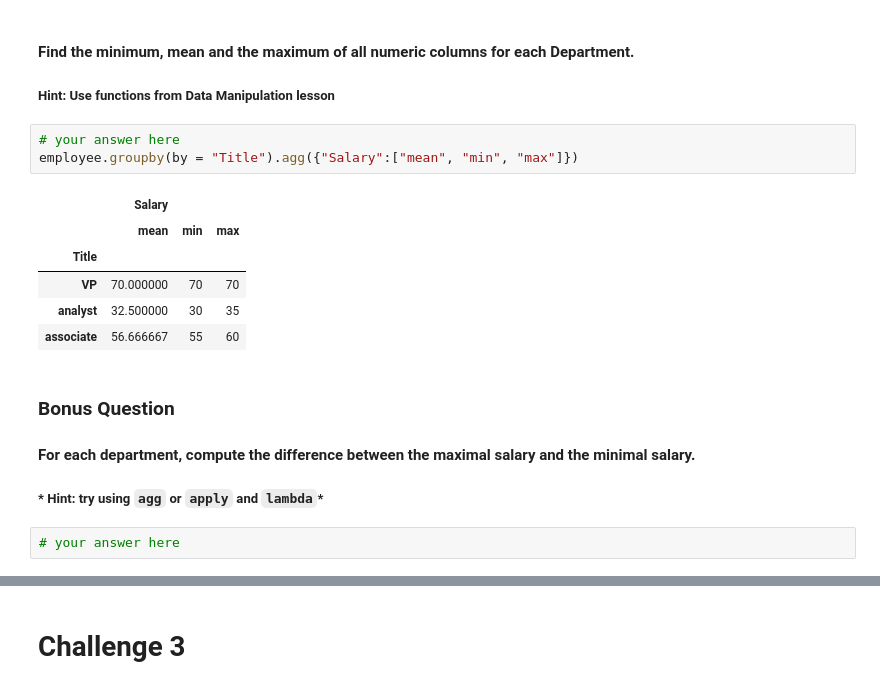
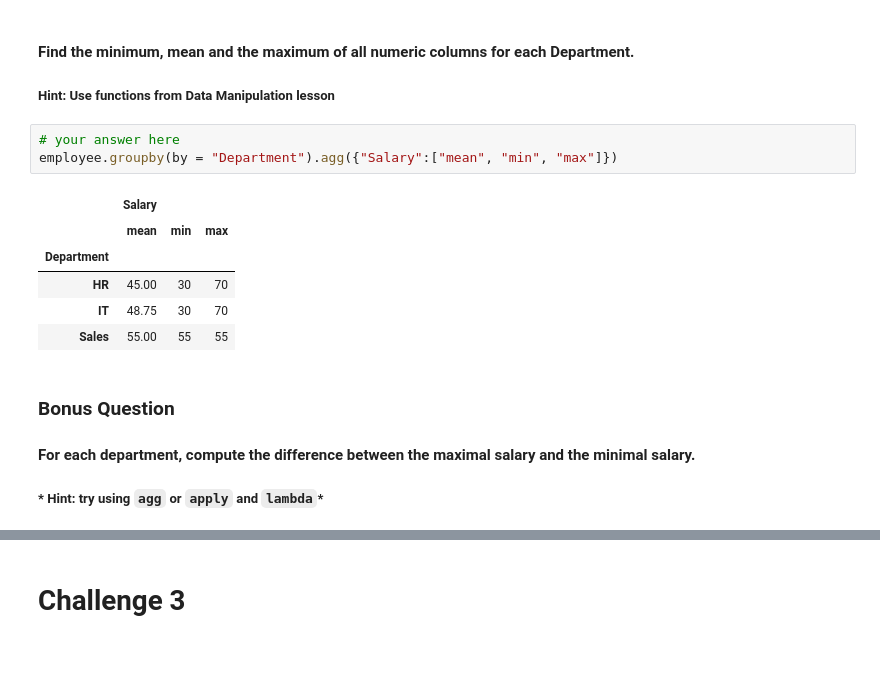
Before and after one commit to JavierLuna/data-labs, a Jupyter notebook: module-2/lab-subsetting-and-descriptive-stats/your-code/main.ipynb, the cells around one changed output, grey strips where cells are left out. Cells and saved outputs as stored; diff of their text form; blank space fills up the shorter version.

```diff
--- a/module-2/lab-subsetting-and-descriptive-stats/your-code/main.ipynb
+++ b/module-2/lab-subsetting-and-descriptive-stats/your-code/main.ipynb
@@ -294,19 +294,17 @@ employee.groupby(by = "Gender").agg({"Salary": ["mean"]})
 ##### Hint: Use functions from Data Manipulation lesson
 # %%
 # your answer here
-employee.groupby(by = "Title").agg({"Salary":["mean", "min", "max"]})
+employee.groupby(by = "Department").agg({"Salary":["mean", "min", "max"]})
 # %% [output]
 |  | Salary |  |  |
 |  | mean | min | max |
-| Title |  |  |  |
-| VP | 70.000000 | 70 | 70 |
-| analyst | 32.500000 | 30 | 35 |
-| associate | 56.666667 | 55 | 60 |
+| Department |  |  |  |
+| HR | 45.00 | 30 | 70 |
+| IT | 48.75 | 30 | 70 |
+| Sales | 55.00 | 55 | 55 |
 # %% [markdown]
 ### Bonus Question
 
 #### For each department, compute the difference between the maximal salary and the minimal salary.
 
 ##### * Hint: try using `agg` or `apply` and `lambda`*
-# %%
-# your answer here
```
Also changed, not shown: parts of 9 cells of this notebook.
